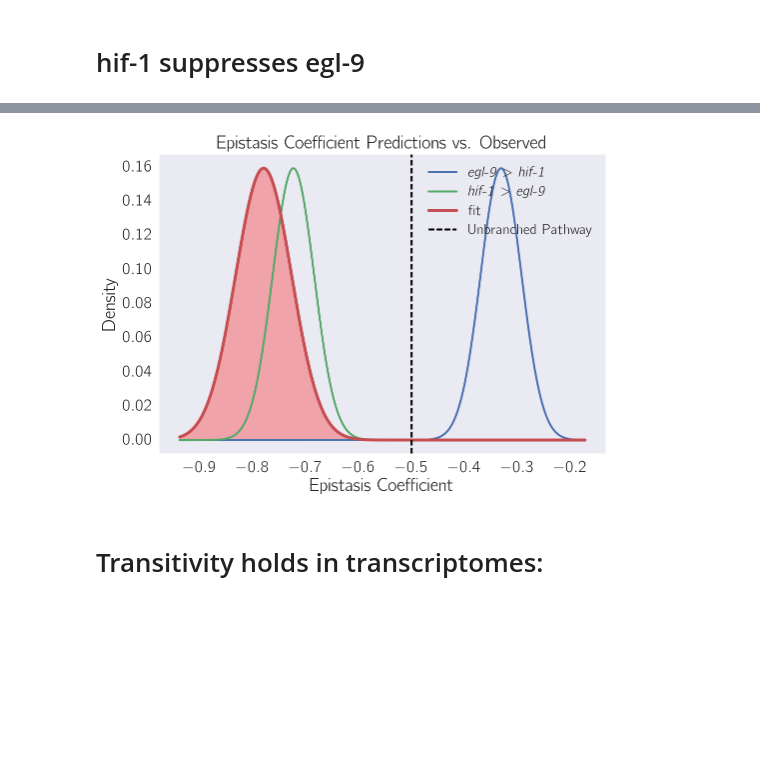
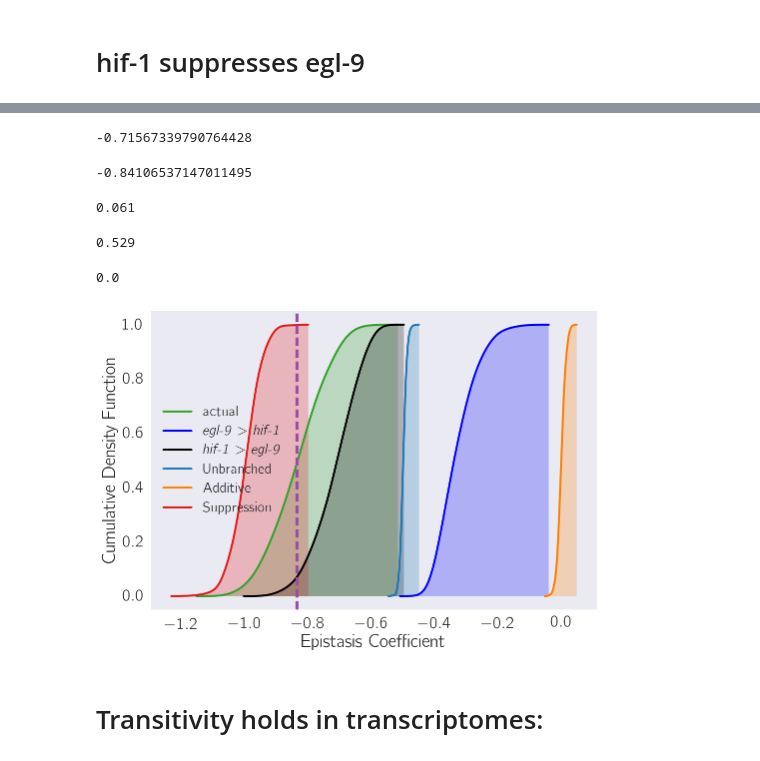
Before and after one commit to WormLabCaltech/mprsq, a Jupyter notebook: src/Quantifying Epistasis.ipynb, the cells around one changed output, grey strips where cells are left out. Cells and saved outputs as stored; diff of their text form; code cells hidden in the pictures; blank space fills up the shorter version.

```diff
--- a/src/Quantifying Epistasis.ipynb
+++ b/src/Quantifying Epistasis.ipynb
@@ -519,18 +526,29 @@ plt.savefig('../output/epistasis{0}{1}.svg'.format(genvar.mapping[letter1], genv
-# %%
-color = {label(letter1, letter2): 'b',
-         label(letter2, letter1): 'g',
-         'fit': 'r'
-        }
-curves([x_over_y.beta, y_over_x.beta, actual.beta],
-       [x_over_y.sd_beta, y_over_x.sd_beta, actual.sd_beta],
-       labels=[label(letter1, letter2), label(letter2, letter1), 'fit'])
-
-plt.savefig('../output/kde-epistasis{0}{1}.svg'.format(genvar.mapping[letter1], genvar.mapping[letter2]),
-            bbox_inches='tight')
-# %% [output]
-[figure, removed]
 # %%
-betas = calculate_all_bootstraps(letter1, letter2, double, tidy_data, cumulative=True, shade=True)
+betas = calculate_all_bootstraps(letter1, letter2, double, tidy_data)
+# %%
+betas['XY=Y'.lower()].mean()
+# %% [output]
+-0.71567339790764428
+# %%
+betas['actual'].mean()
+# %% [output]
+-0.84106537147011495
+# %%
+len(betas['xy=y'][betas['xy=y'] < -0.841])/len(betas['xy=y'])
+# %% [output]
+0.061
+# %%
+len(betas['suppressed'][betas['suppressed'] > -1])/len(betas['suppressed'])
+# %% [output]
+0.529
+# %%
+len(betas['unbranched'][betas['unbranched'] < betas['actual'].mean()])/len(betas['unbranched'])
+# %% [output]
+0.0
+# %%
+plot_bootstraps(betas, cumulative=True, shade=True)
+# %% [output]
+[figure, added]
 # %% [markdown]
 # Transitivity holds in transcriptomes:
 # %%
```
Also changed, not shown: parts of 15 cells of this notebook, 16 other files.
